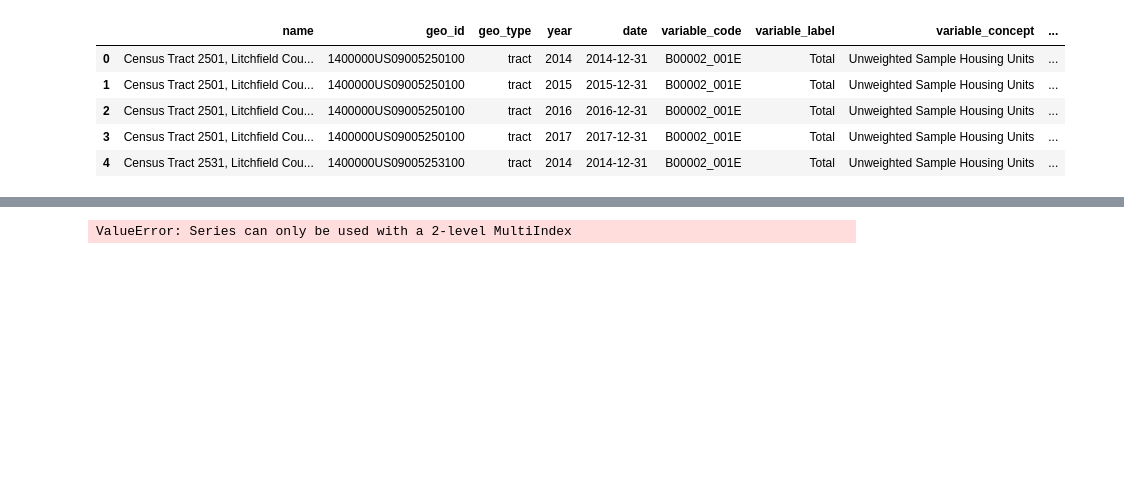
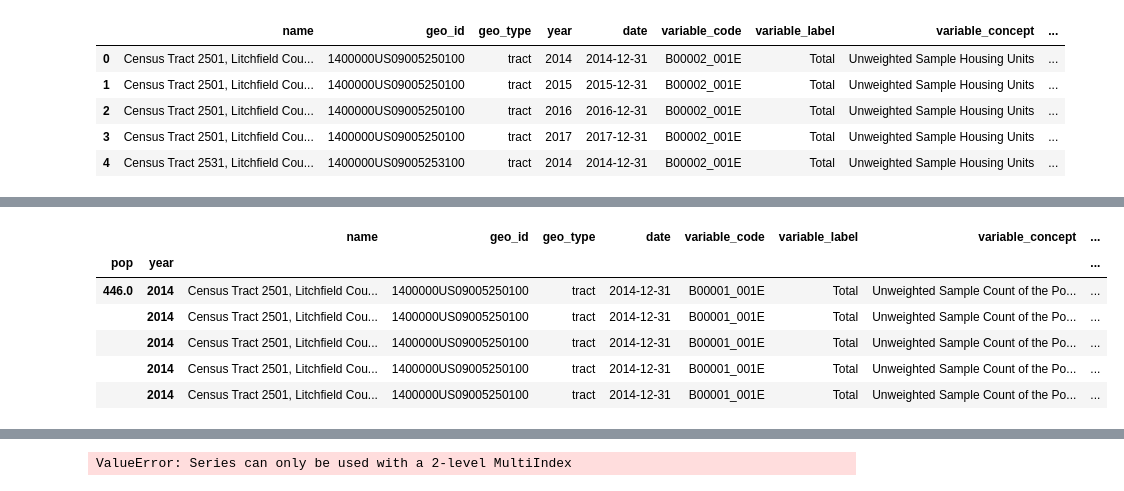
Before and after one commit to verajiaqitang/Portland_CARTO_notebook, a Jupyter notebook: fed_model.ipynb, the cells around one changed output, grey strips where cells are left out. Saved outputs shown, nothing was run; the diff lists cells and outputs as text; code cells hidden in the pictures; blank space fills up the shorter version.

```diff
--- a/fed_model.ipynb
+++ b/fed_model.ipynb
@@ -61,7 +180,7 @@ import pandas as pd
 # %%
-dataframe['year'] = pd.to_datetime(dataframe['year'], format='%Y')
+year = pd.to_datetime(dfm['year'], format='%Y')
 # %%
-year = pd.Categorical('year')
+year = pd.Categorical(year)
 # %%
 print(year)
 # %% [output]
@@ -69,0 +202,12 @@ Categories (1, object): [year]
+# %%
+dfm['year'] = year
+# %%
+dfm.head()
+# %% [output]
+|  |  | name | geo_id | geo_type | date | variable_code | variable_label | variable_concept | ... |
+| pop | year |  |  |  |  |  |  |  | ... |
+| 446.0 | 2014 | Census Tract 2501, Litchfield Cou... | 1400000US09005250100 | tract | 2014-12-31 | B00001_001E | Total | Unweighted Sample Count of the Po... | ... |
+|  | 2014 | Census Tract 2501, Litchfield Cou... | 1400000US09005250100 | tract | 2014-12-31 | B00001_001E | Total | Unweighted Sample Count of the Po... | ... |
+|  | 2014 | Census Tract 2501, Litchfield Cou... | 1400000US09005250100 | tract | 2014-12-31 | B00001_001E | Total | Unweighted Sample Count of the Po... | ... |
+|  | 2014 | Census Tract 2501, Litchfield Cou... | 1400000US09005250100 | tract | 2014-12-31 | B00001_001E | Total | Unweighted Sample Count of the Po... | ... |
+|  | 2014 | Census Tract 2501, Litchfield Cou... | 1400000US09005250100 | tract | 2014-12-31 | B00001_001E | Total | Unweighted Sample Count of the Po... | ... |
```
Also changed, not shown: parts of 27 cells of this notebook.
